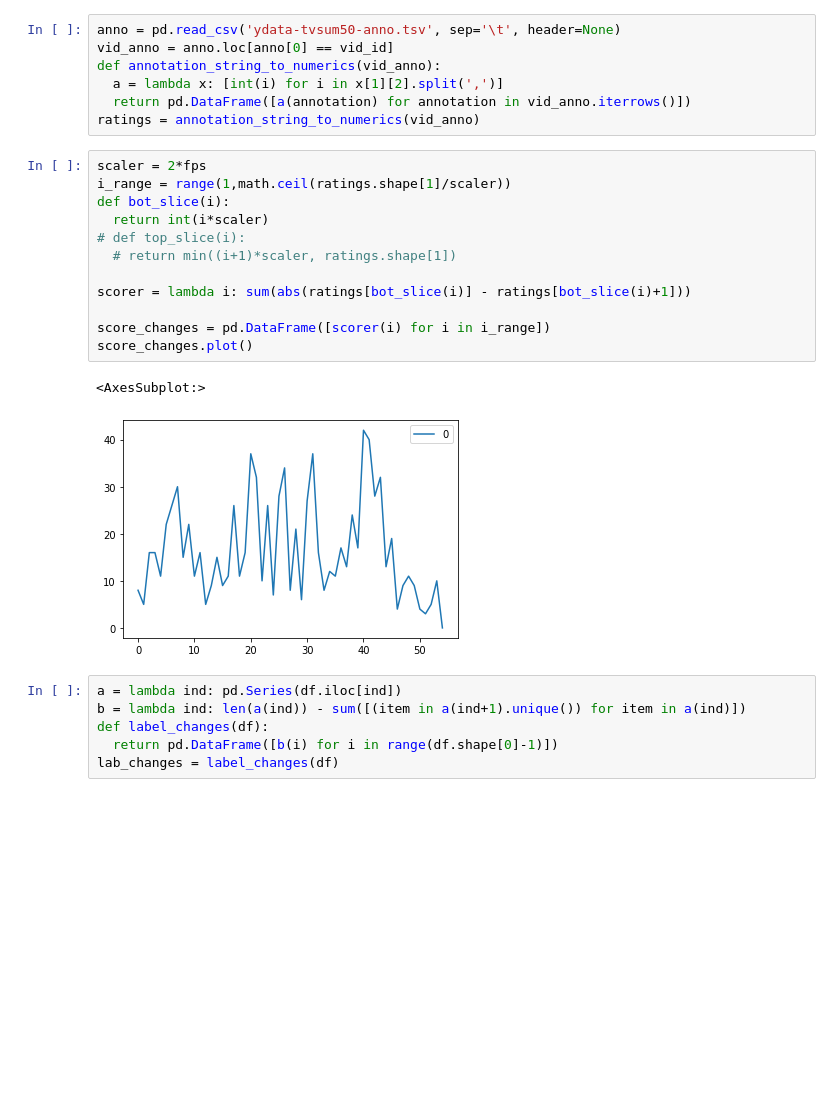
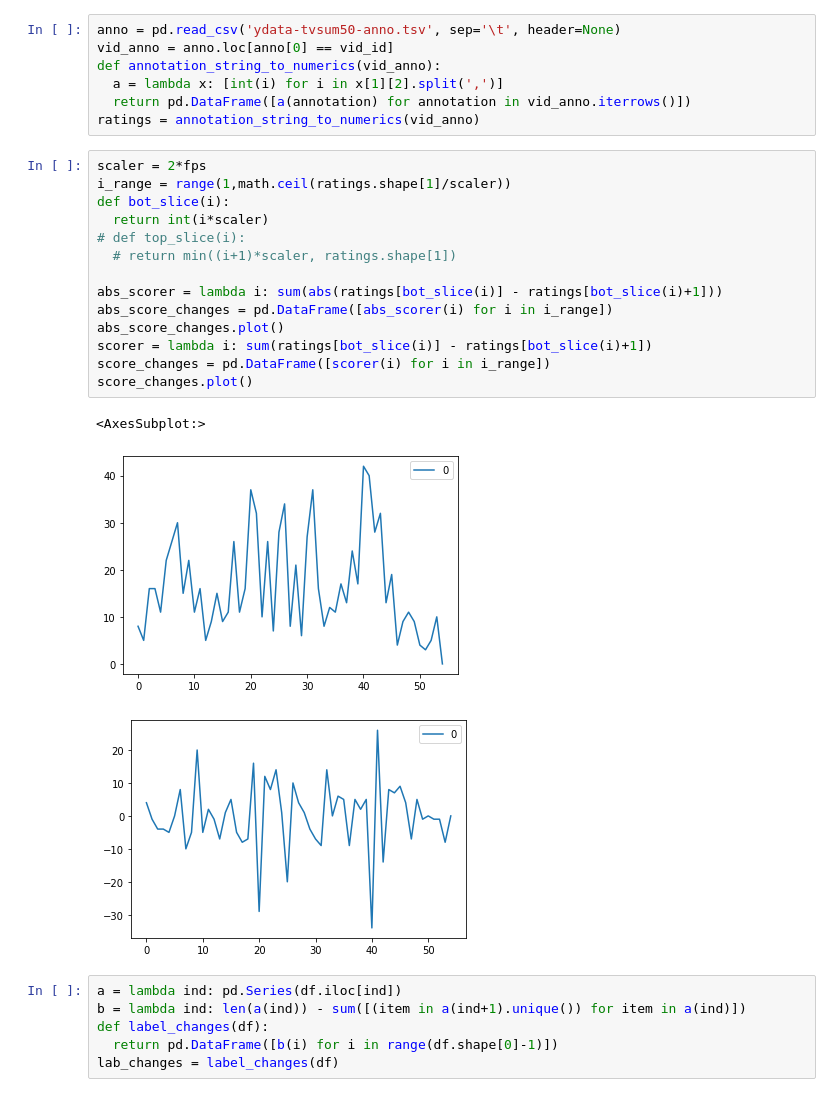
Before and after one commit to aLehav/MLVideoDescriptionResearch, a Jupyter notebook: BEATs.ipynb, the cells around one changed output. Saved outputs shown, nothing was run; the diff lists cells and outputs as text; blank space fills up the shorter version.

```diff
--- a/BEATs.ipynb
+++ b/BEATs.ipynb
@@ -149,18 +149,21 @@ ratings = annotation_string_to_numerics(vid_anno)
 # %%
 scaler = 2*fps
 i_range = range(1,math.ceil(ratings.shape[1]/scaler))
 def bot_slice(i):
   return int(i*scaler)
 # def top_slice(i):
   # return min((i+1)*scaler, ratings.shape[1])
 
-scorer = lambda i: sum(abs(ratings[bot_slice(i)] - ratings[bot_slice(i)+1]))
-
+abs_scorer = lambda i: sum(abs(ratings[bot_slice(i)] - ratings[bot_slice(i)+1]))
+abs_score_changes = pd.DataFrame([abs_scorer(i) for i in i_range])
+abs_score_changes.plot()
+scorer = lambda i: sum(ratings[bot_slice(i)] - ratings[bot_slice(i)+1])
 score_changes = pd.DataFrame([scorer(i) for i in i_range])
 score_changes.plot()
 # %% [output]
 <AxesSubplot:>
 [figure]
+[figure, added]
 # %%
 a = lambda ind: pd.Series(df.iloc[ind])
 b = lambda ind: len(a(ind)) - sum([(item in a(ind+1).unique()) for item in a(ind)])
```
Also changed, not shown: parts of 2 cells of this notebook.
